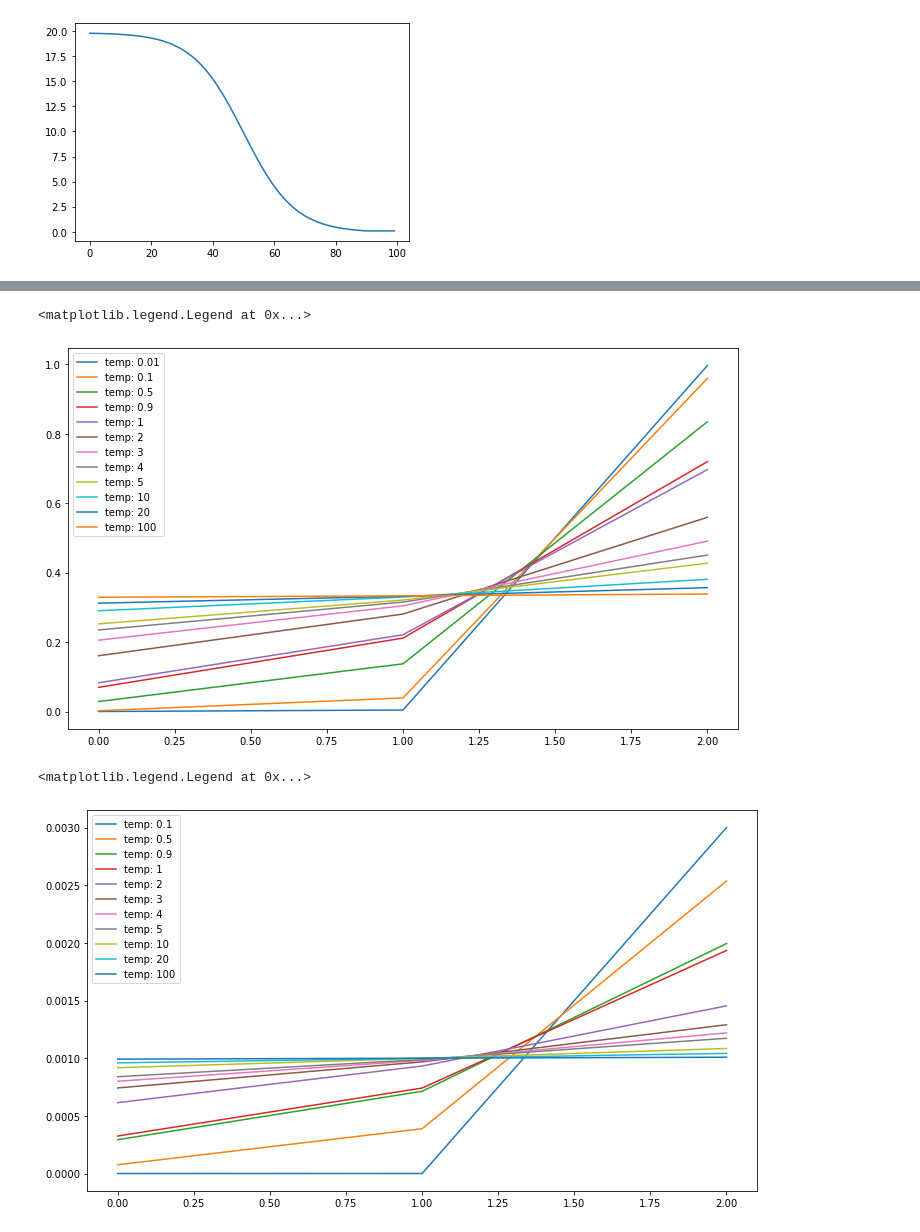
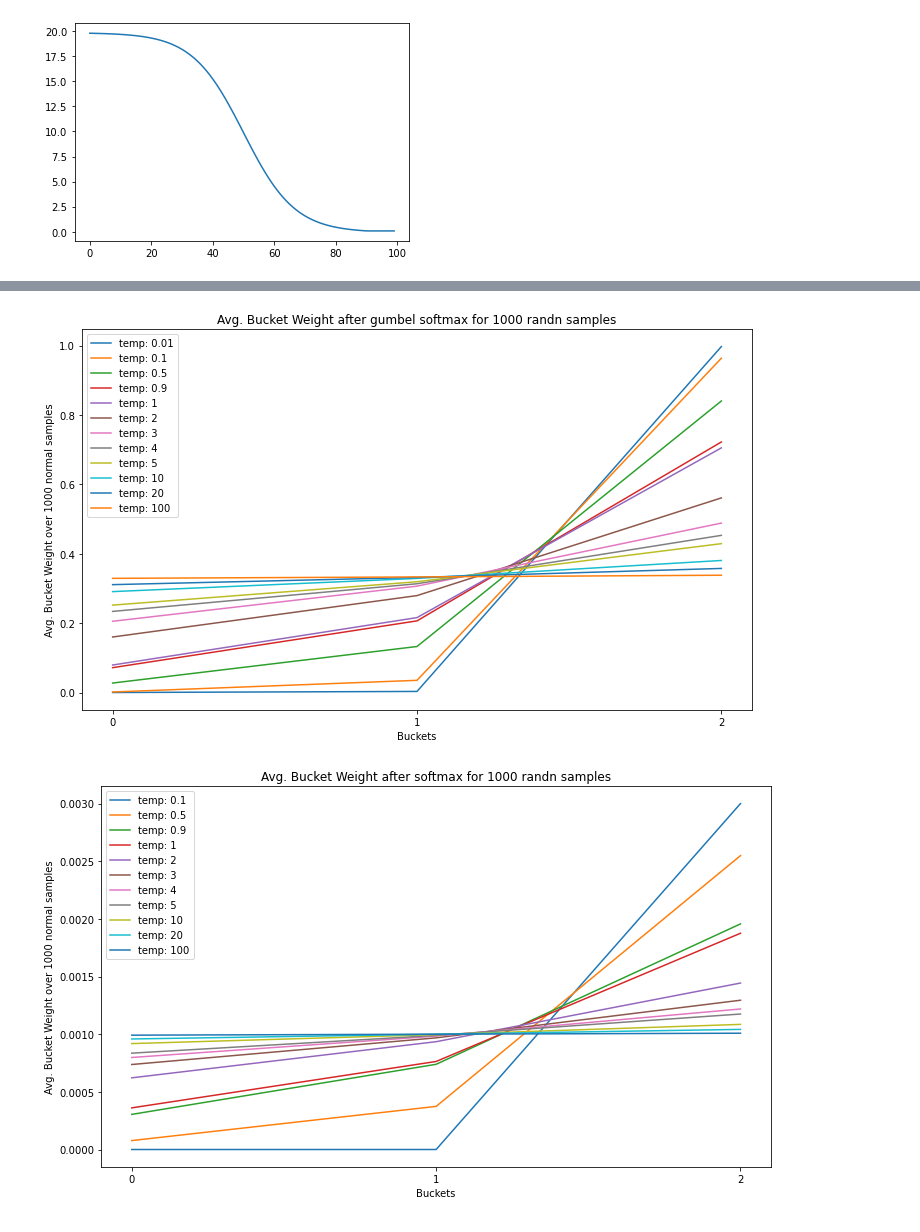
Before and after one commit to jaideepheer/MTech-IITJ-RCAI, a Jupyter notebook: notebooks/4. Plots.ipynb, the cells around one changed output, grey strips where cells are left out. Cells and saved outputs as stored; diff of their text form; code cells hidden in the pictures.

```diff
--- a/notebooks/4. Plots.ipynb
+++ b/notebooks/4. Plots.ipynb
@@ -53,24 +54,28 @@ plt.plot(x, y)
 # %%
 # show gumbel softmax plots
 
 n = 3
 q = 1000
 temp = [0.01, 0.1, 0.5, 0.9, 1, 2, 3, 4, 5, 10, 20, 100]
 
 plt.figure(figsize=(12, 7))
 
 for t in temp:
     data = F.gumbel_softmax(torch.randn((q, n)), tau=np.array(t)).sort(dim=-1).values.mean(dim=0)
     plt.plot(np.arange(n), data)
 
 plt.legend([f'temp: {t}' for t in temp])
+plt.title(f"Avg. Bucket Weight after gumbel softmax for {q} randn samples")
+plt.xlabel("Buckets")
+plt.ylabel(f"Avg. Bucket Weight over {q} normal samples")
+plt.xticks(list(range(n)))
+plt.show()
 # plt.yscale('log')
 
 # Anything above temp 20 is useless
 # use tanh decay from temp 20 -> 0.1
 # %% [output]
-<matplotlib.legend.Legend at 0x...>
-[figure, old version]
+[figure, new version]
 # %%
 # show softmax temperature plots
 
@@ -88,9 +93,13 @@ for t in temp:
     plt.plot(np.arange(n), data)
 
 plt.legend([f'temp: {t}' for t in temp])
+plt.title(f"Avg. Bucket Weight after softmax for {q} randn samples")
+plt.xlabel("Buckets")
+plt.ylabel(f"Avg. Bucket Weight over {q} normal samples")
+plt.xticks(list(range(n)))
+plt.show()
 # plt.yscale('log')
 
 # use tanh rising from temp 20 -> 0.1
 # %% [output]
-<matplotlib.legend.Legend at 0x...>
-[figure, old version]
+[figure, new version]
```
Also changed, not shown: parts of 8 cells of this notebook, 3 other files.
